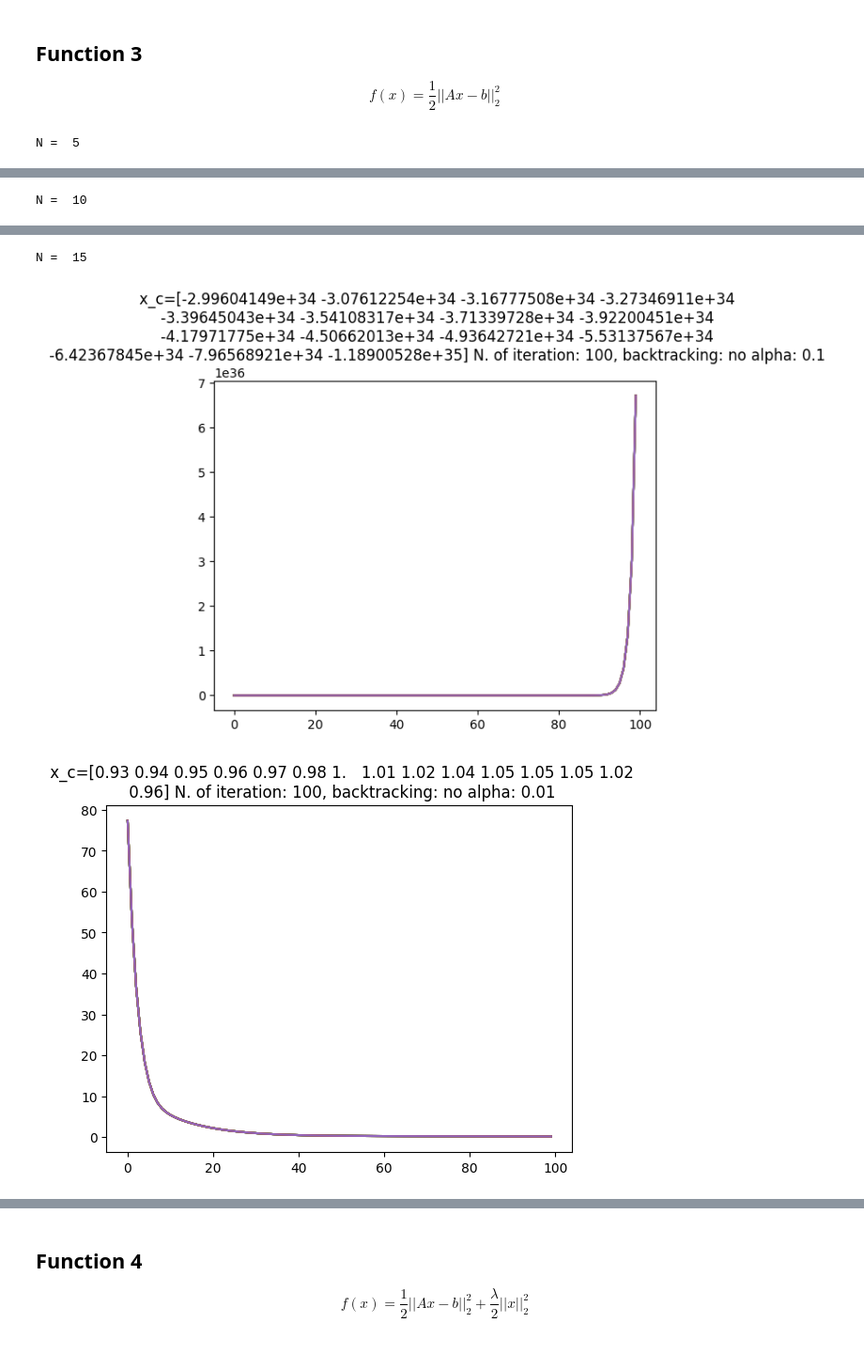
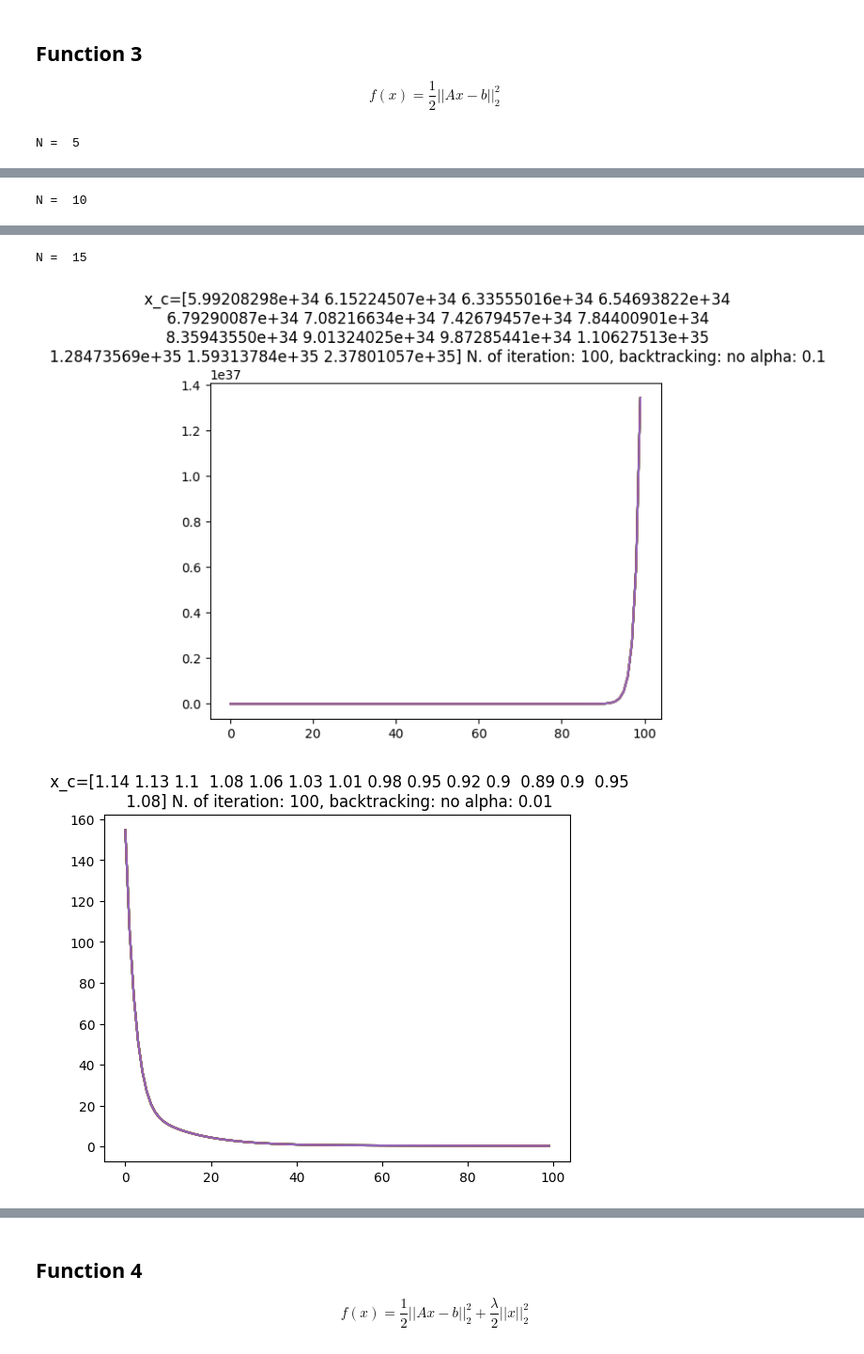
Before and after one commit to elements72/SMM, a Jupyter notebook: lab3/lab3.ipynb, the cells around one changed output, grey strips where cells are left out. Shown at 94% size. Cells and saved outputs as stored; diff of their text form; code cells hidden in the pictures.

```diff
--- a/lab3/lab3.ipynb
+++ b/lab3/lab3.ipynb
@@ -24,7 +24,7 @@ import numpy as np
 # %%
 def plot(x, errf, x_true=False, back=False, alpha=0.2):
     k = len(x)
-    title = f"{'x*=x_true, ' if x_true else ''} x_c={np.round(x[-1], 2)} N. of iteration: {k}, backtracking: {'yes' if back else 'no'} {'alpha: ' + str(alpha) if not back else ''}"
+    title = f"{'x*= ' + str(x_true)  if x_true else ''} x_c={np.round(x[-1], 2)} N. of iteration: {k}, backtracking: {'yes' if back else 'no'} {'alpha: ' + str(alpha) if not back else ''}"
     plt.title(title)
     plt.plot(errf)
     if x_true:
@@ -174,10 +174,10 @@ def grad_f3(x):
     return np.array(A.T@(A@x-b))
 
 
-N = np.arange(5, 20, 5)
+N = [5, 10, 15]
 
 for n in N:
-    x0 = [0 for i in range(n)]
+    x0 = [3 for i in range(n)]
     print("N = ", n)
     test_function(f3, grad_f3, x0, kmax)
 # %% [output]
@@ -192,3 +192,3 @@ N =  10
 N =  15
-[figure, old version]
+[figure, new version]
-[figure, old version]
+[figure, new version]
```
Also changed, not shown: parts of 5 cells of this notebook.
